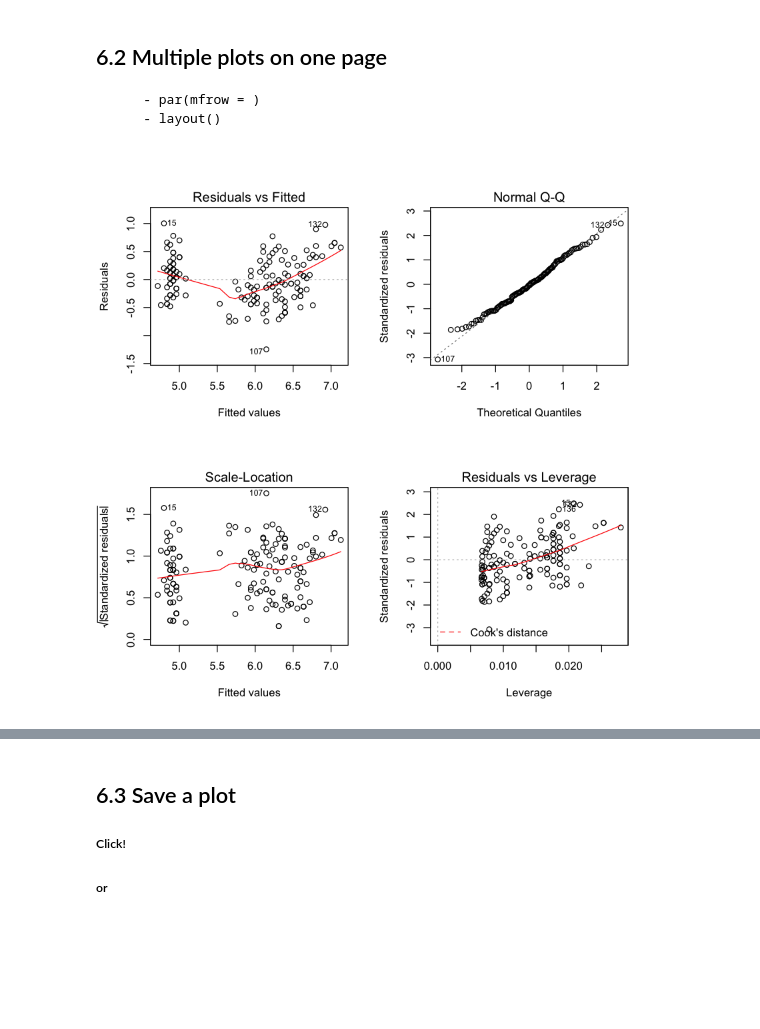
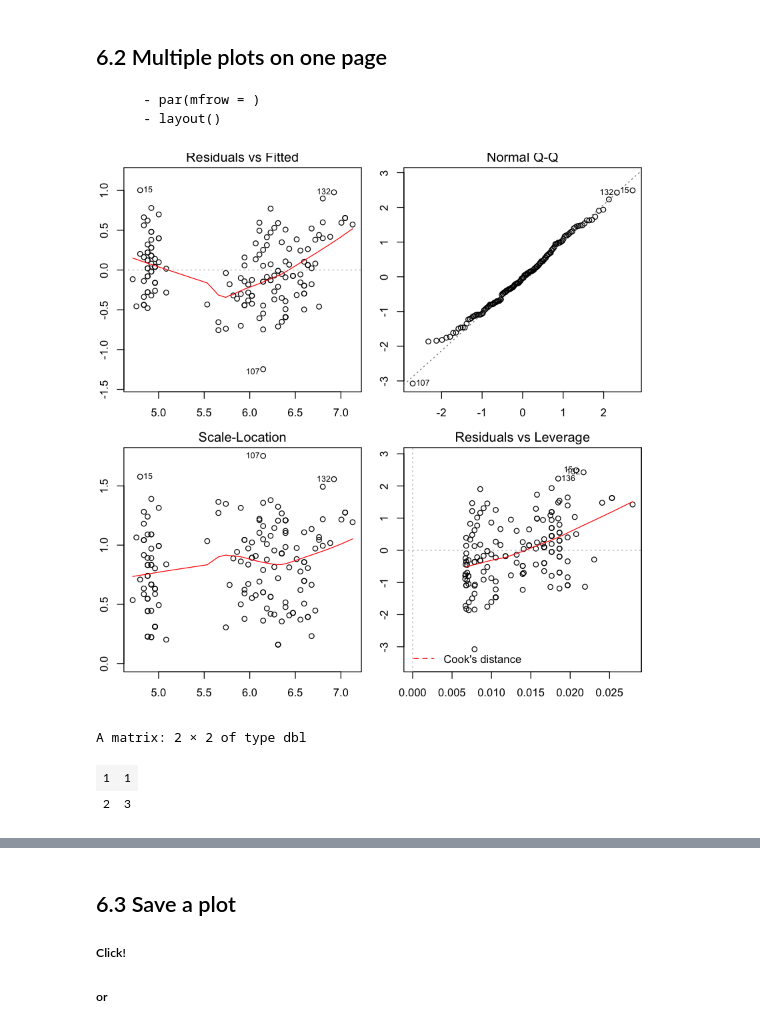
Before and after one commit to ly129/EPIB613_2019, a Jupyter notebook: Lecture6.ipynb, the cells around one changed output, grey strips where cells are left out. Drawn from its saved outputs; the diff is of its cells as text; code cells hidden in the pictures; blank space fills up the shorter version.

```diff
--- a/Lecture6.ipynb
+++ b/Lecture6.ipynb
@@ -226,11 +230,17 @@ grid()   # add grid lines.
         - par(mfrow = )
         - layout()
 # %%
-par(mfrow = c(2, 2)) # 2 x 2 = 4 plots on the same page
+par(mfrow = c(2,2), mar = c(3, 2, 1, 1) + 0.1) # 2 x 2 = 4 plots on the same page, mar allows us to change margin
 plot(lm(Sepal.Length~Petal.Length, data = iris))
 # lm() for linear regression - EPIB 621 material
 # Plot your linear regression object will give 4 diagnostic plots.
 # %% [output]
-[figure, old version]
+[figure, new version]
+# %%
+matrix(c(1,1,2,3), 2, 2, byrow = TRUE)
+# %% [output]
+A matrix: 2 × 2 of type dbl
+| 1 | 1 |
+| 2 | 3 |
 # %%
 nf <- layout(matrix(c(1,1,2,3), 2, 2, byrow = TRUE))
```
Also changed, not shown: parts of 9 cells of this notebook, 3 other files.
